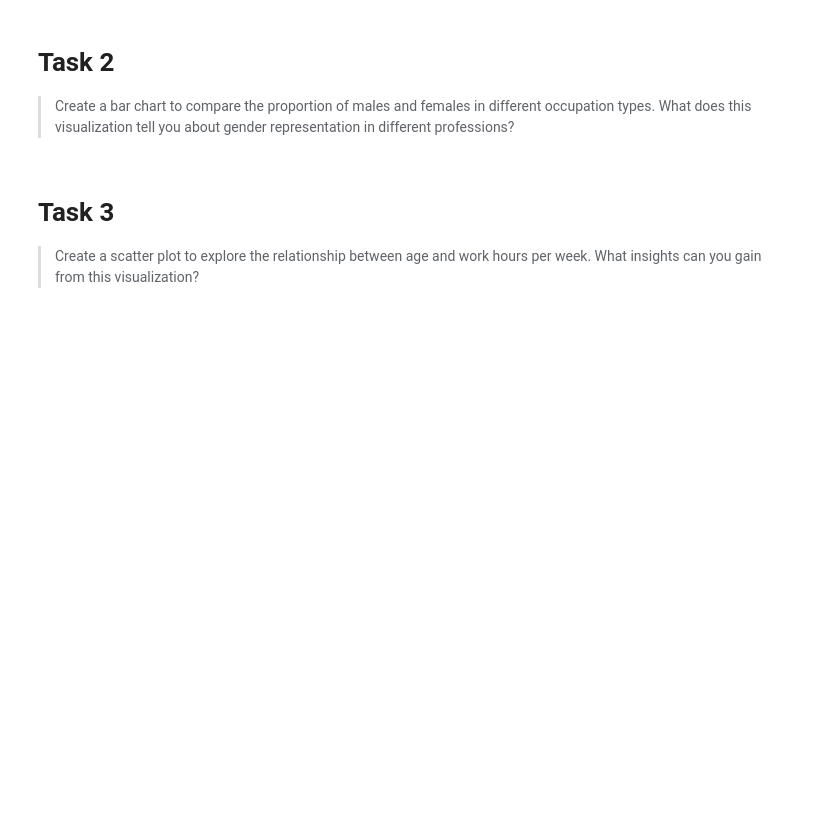
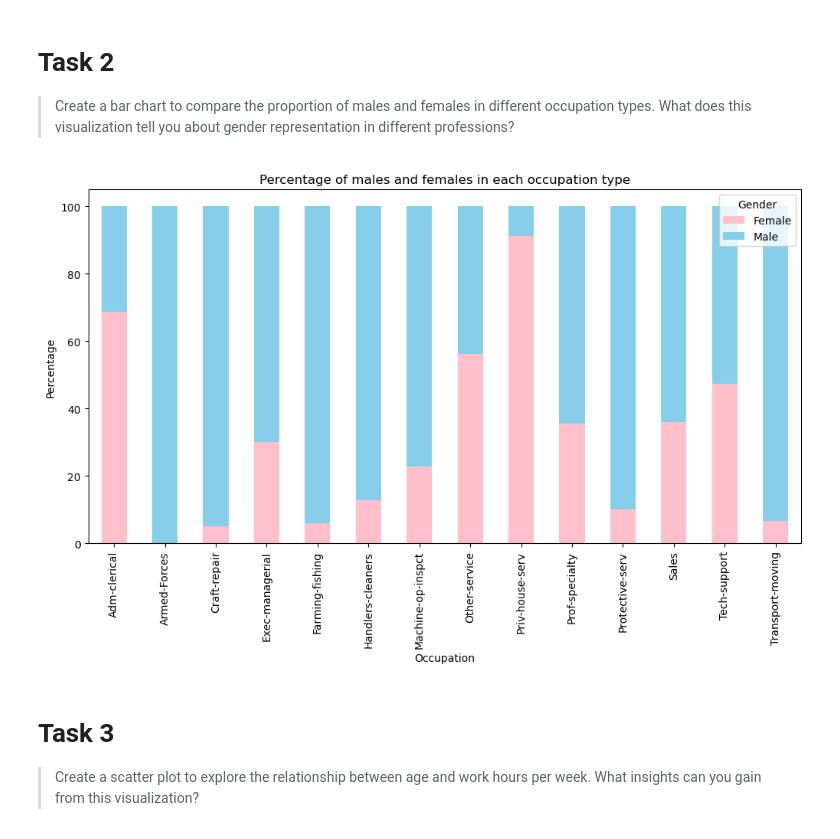
Before and after one commit to Jonson26/DSH-Pase2-Group1, a Jupyter notebook: Session3.ipynb, the cells around one changed output. Drawn from its saved outputs; the diff is of its cells as text; code cells hidden in the pictures; blank space fills up the shorter version.

```diff
--- a/Session3.ipynb
+++ b/Session3.ipynb
@@ -51,19 +51,32 @@ plt.show()
 # %%
 # Group the data by occupation type and gender
 grouped = df.groupby(['occupation', 'gender']).size().reset_index(name='count')
 
 # Calculate the total count for each occupation type
 total_counts = grouped.groupby('occupation')['count'].sum()
 
 # Calculate the percentage of males and females in each occupation type
 grouped['percentage'] = grouped.apply(lambda x: x['count']/total_counts[x['occupation']] * 100, axis=1)
 
 # Pivot the data to get separate columns for males and females
 pivoted = grouped.pivot(index='occupation', columns='gender', values='percentage')
 
+# Create a new figure and axis object with a specified size
+fig, ax = plt.subplots(figsize=(12, 6))
+
 # Create a bar chart of the percentage of males and females in each occupation type
-#pivoted.plot(kind='bar', stacked=True)
-pivoted.plot(kind='bar', stacked=True, color=['pink', 'skyblue'])
+pivoted.plot(kind='bar', stacked=True, color=['pink', 'skyblue'], ax=ax)
+
+# Add chart labels and legend
+ax.set_title('Percentage of males and females in each occupation type')
+ax.set_xlabel('Occupation')
+ax.set_ylabel('Percentage')
+ax.legend(title='Gender', loc='upper right')
+
+# Display the plot
+plt.show()
+# %% [output]
+[figure, added]
 # %% [markdown]
 # Task 3
 
```
Also changed, not shown: parts of 11 cells of this notebook.
